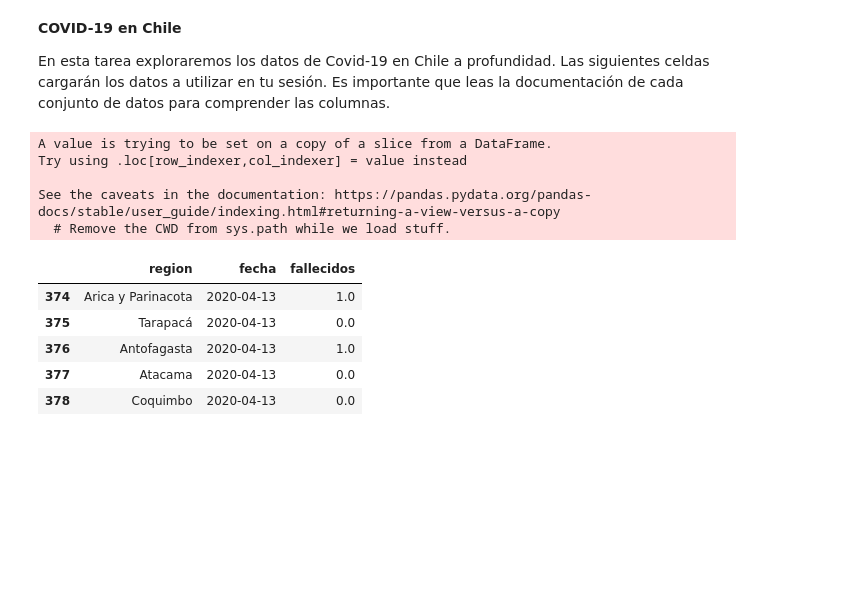
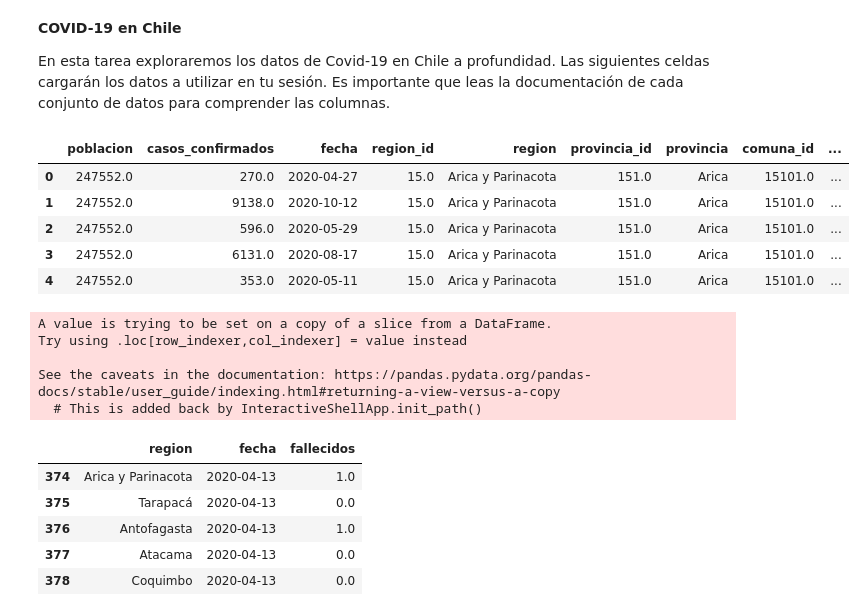
Before and after one commit to Konnits/mat281_portfolio, a Jupyter notebook: homeworks/hwk02.ipynb, the cells around one changed output. Saved outputs shown, nothing was run; the diff lists cells and outputs as text; code cells hidden in the pictures; blank space fills up the shorter version.

```diff
--- a/homeworks/hwk02.ipynb
+++ b/homeworks/hwk02.ipynb
@@ -36,20 +36,27 @@ start_date = pd.to_datetime("2020-04-13")
 # %%
 # https://github.com/MinCiencia/Datos-COVID19/tree/master/output/producto6
 confirmados = (
     pd.read_csv("https://raw.githubusercontent.com/MinCiencia/Datos-COVID19/master/output/producto6/bulk/data.csv")
     .rename(columns=lambda x: x.lower().replace(" ", "_"))
     .assign(fecha=lambda x: pd.to_datetime(x["fecha"]))
     .loc[lambda x: x["fecha"] >= start_date]
     .dropna()
     .astype({"casos_confirmados": np.float, "tasa": np.float})
 )
+display(confirmados.head())
 confirmados.loc[lambda df: df["region"] == "Libertador General Bernardo O'Higgins"]["region"] = "Libertador General Bernardo O’Higgins"
 # %% [output]
+|  | poblacion | casos_confirmados | fecha | region_id | region | provincia_id | provincia | comuna_id | ... |
+| 0 | 247552.0 | 270.0 | 2020-04-27 | 15.0 | Arica y Parinacota | 151.0 | Arica | 15101.0 | ... |
+| 1 | 247552.0 | 9138.0 | 2020-10-12 | 15.0 | Arica y Parinacota | 151.0 | Arica | 15101.0 | ... |
+| 2 | 247552.0 | 596.0 | 2020-05-29 | 15.0 | Arica y Parinacota | 151.0 | Arica | 15101.0 | ... |
+| 3 | 247552.0 | 6131.0 | 2020-08-17 | 15.0 | Arica y Parinacota | 151.0 | Arica | 15101.0 | ... |
+| 4 | 247552.0 | 353.0 | 2020-05-11 | 15.0 | Arica y Parinacota | 151.0 | Arica | 15101.0 | ... |
 A value is trying to be set on a copy of a slice from a DataFrame.
 Try using .loc[row_indexer,col_indexer] = value instead
 
 See the caveats in the documentation: https://pandas.pydata.org/pandas-docs/stable/user_guide/indexing.html#returning-a-view-versus-a-copy
-  # Remove the CWD from sys.path while we load stuff.
+  # This is added back by InteractiveShellApp.init_path()
 # %%
 # https://github.com/MinCiencia/Datos-COVID19/tree/master/output/producto19
 activos = (
```
Also changed, not shown: parts of 18 cells of this notebook.
